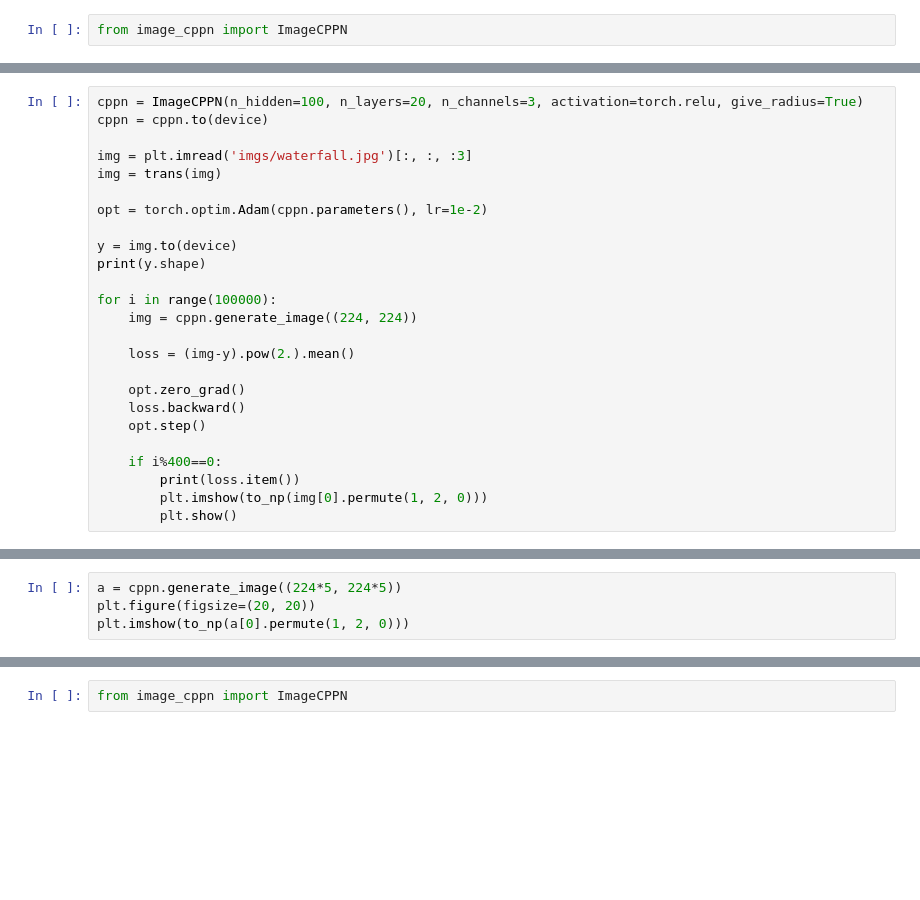
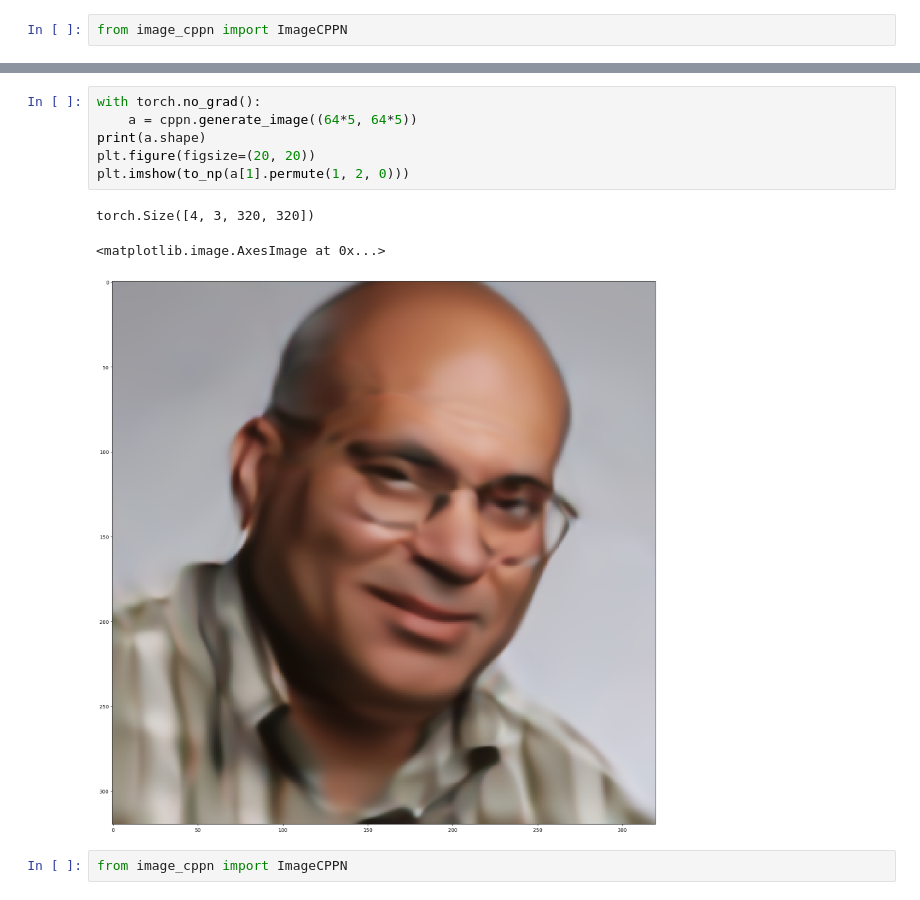
Before and after one commit to akarshkumar0101/auto-pic, a Jupyter notebook: cppn.ipynb, the cells around one changed output, grey strips where cells are left out. Drawn from its saved outputs; the diff is of its cells as text; blank space fills up the shorter version.

```diff
--- a/cppn.ipynb
+++ b/cppn.ipynb
@@ -21,25 +7,0 @@ img = trans(img)
-# %%
-cppn = ImageCPPN(n_hidden=100, n_layers=20, n_channels=3, activation=torch.relu, give_radius=True)
-cppn = cppn.to(device)
-
-img = plt.imread('imgs/waterfall.jpg')[:, :, :3]
-img = trans(img)
-
-opt = torch.optim.Adam(cppn.parameters(), lr=1e-2)
-
-y = img.to(device)
-print(y.shape)
-
-for i in range(100000):
-    img = cppn.generate_image((224, 224))
-
-    loss = (img-y).pow(2.).mean()
-
-    opt.zero_grad()
-    loss.backward()
-    opt.step()
-
-    if i%400==0:
-        print(loss.item())
-        plt.imshow(to_np(img[0].permute(1, 2, 0)))
-        plt.show()
@@ -61,4 +7,0 @@ torch.Size([3, 224, 224])
-# %%
-a = cppn.generate_image((224*5, 224*5))
-plt.figure(figsize=(20, 20))
-plt.imshow(to_np(a[0].permute(1, 2, 0)))
@@ -121,3 +60,13 @@ KeyboardInterrupt:
+# %%
+with torch.no_grad():
+    a = cppn.generate_image((64*5, 64*5))
+print(a.shape)
+plt.figure(figsize=(20, 20))
+plt.imshow(to_np(a[1].permute(1, 2, 0)))
+# %% [output]
+torch.Size([4, 3, 320, 320])
+<matplotlib.image.AxesImage at 0x...>
+[figure, added]
 # %%
 from image_cppn import ImageCPPN
 # %%
```
Also changed, not shown: parts of 8 cells of this notebook, 3 other files.
